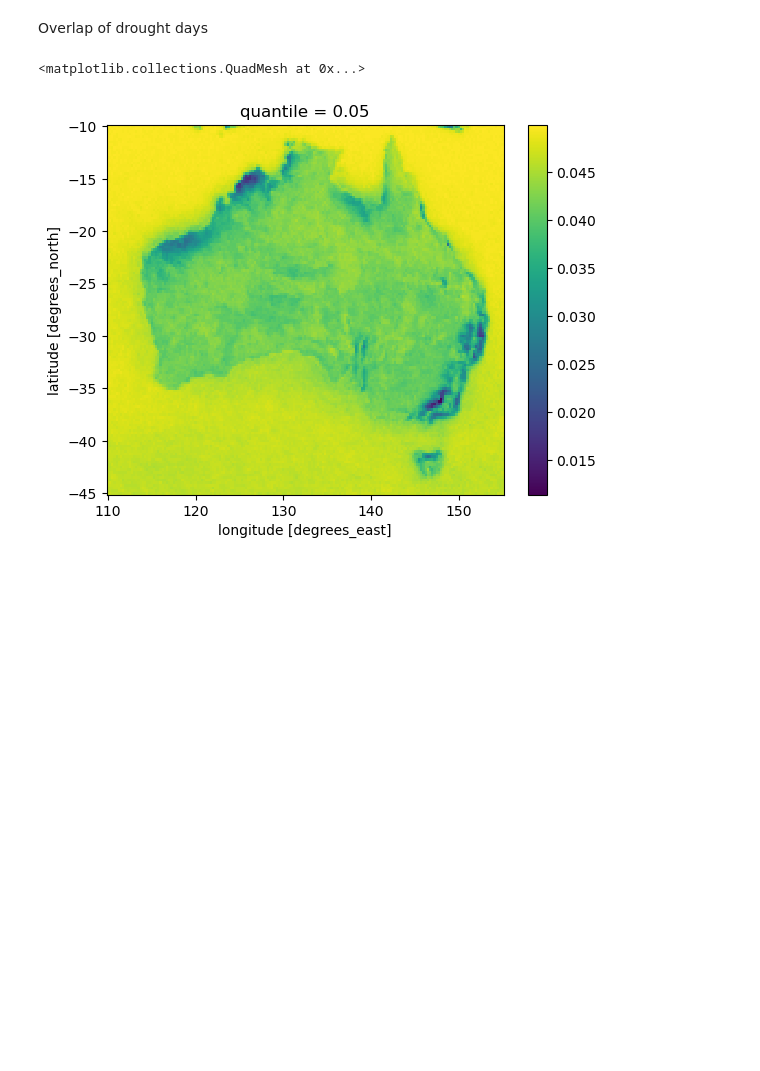
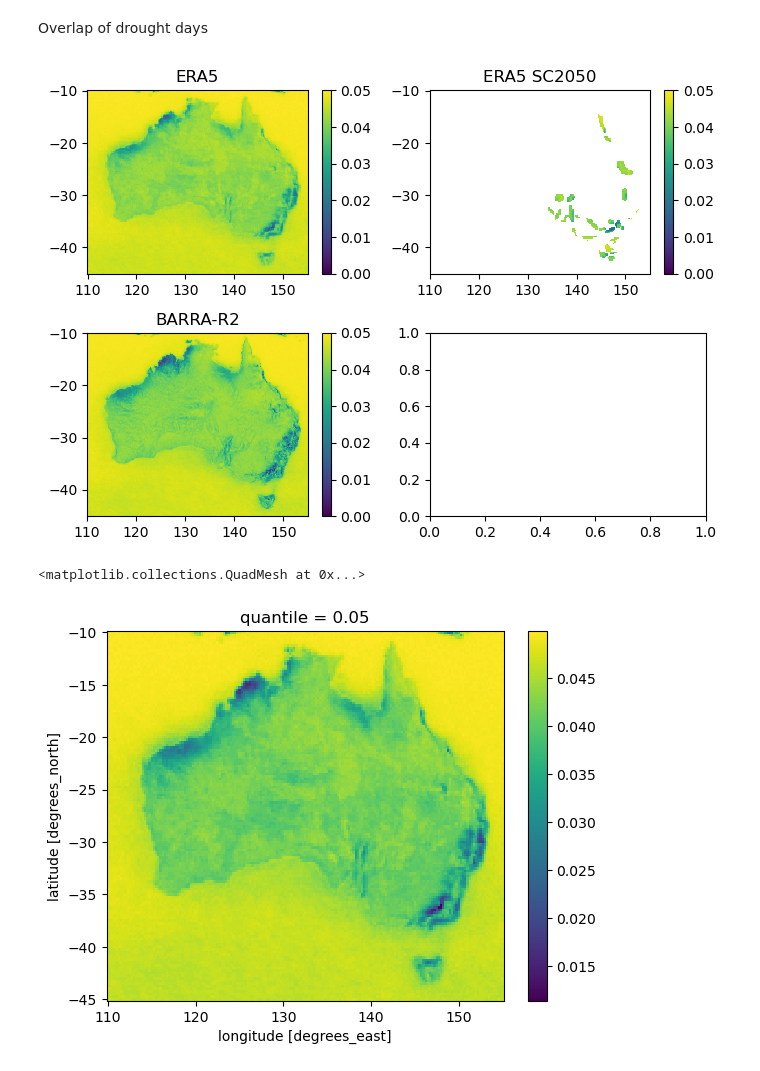
Before and after one commit to dougrichardson/wind_drought, a Jupyter notebook: 03_compare_heights.ipynb, the cells around one changed output. Drawn from its saved outputs; the diff is of its cells as text; code cells hidden in the pictures; blank space fills up the shorter version.

```diff
--- a/03_compare_heights.ipynb
+++ b/03_compare_heights.ipynb
@@ -148,6 +178,46 @@ era5_10m_dr = xr.where(
     1,
     0
 ).astype("int16")
+# %%
+barraR2_100m_dr = xr.where(
+    barraR2_100m < barraR2_100m.quantile(0.05, dim="time"),
+    1,
+    0
+).astype("int16")
+# %%
+barraR2_10m_dr = xr.where(
+    barraR2_10m < barraR2_10m.quantile(0.05, dim="time"),
+    1,
+    0
+).astype("int16")
+# %%
+def concurrent_droughts(da1, da2):
+    con = da1 + da2
+    return (con.where(con == 2).count("time") / len(con["time"]))
+# %%
+era5_con = concurrent_droughts(era5_100m_dr, era5_10m_dr).compute()
+barraR2_con = concurrent_droughts(barraR2_100m_dr, barraR2_10m_dr).compute()
+# %%
+fig, ax = plt.subplots(2, 2, figsize=(7,5))
+
+vmin = 0
+vmax = 0.05
+
+era5_con.plot(ax=ax[0,0], vmin=vmin, vmax=vmax)
+ax[0,0].set_title("ERA5")
+
+era5_con.where(era5_wind_mask).plot(ax=ax[0,1], vmin=vmin, vmax=vmax)
+ax[0,1].set_title("ERA5 SC2050")
+
+barraR2_con.plot(ax=ax[1,0], vmin=vmin, vmax=vmax)
+ax[1,0].set_title("BARRA-R2")
+
+for a in ax.flatten():
+    a.set_ylabel("")
+    a.set_xlabel("")
+plt.tight_layout()
+# %% [output]
+[figure, added]
 # %%
 x = era5_100m_dr + era5_10m_dr
 # %%
```
Also changed, not shown: parts of 16 cells of this notebook.
